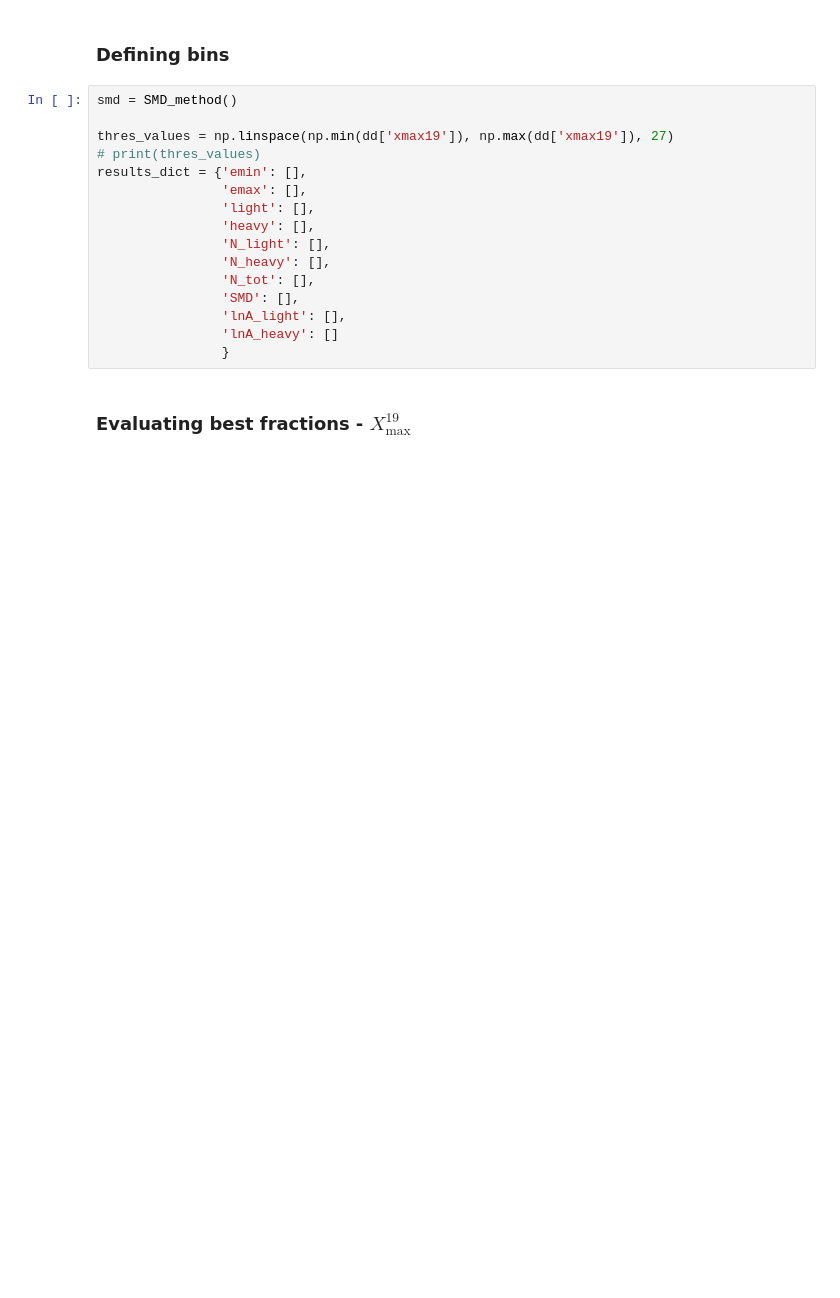
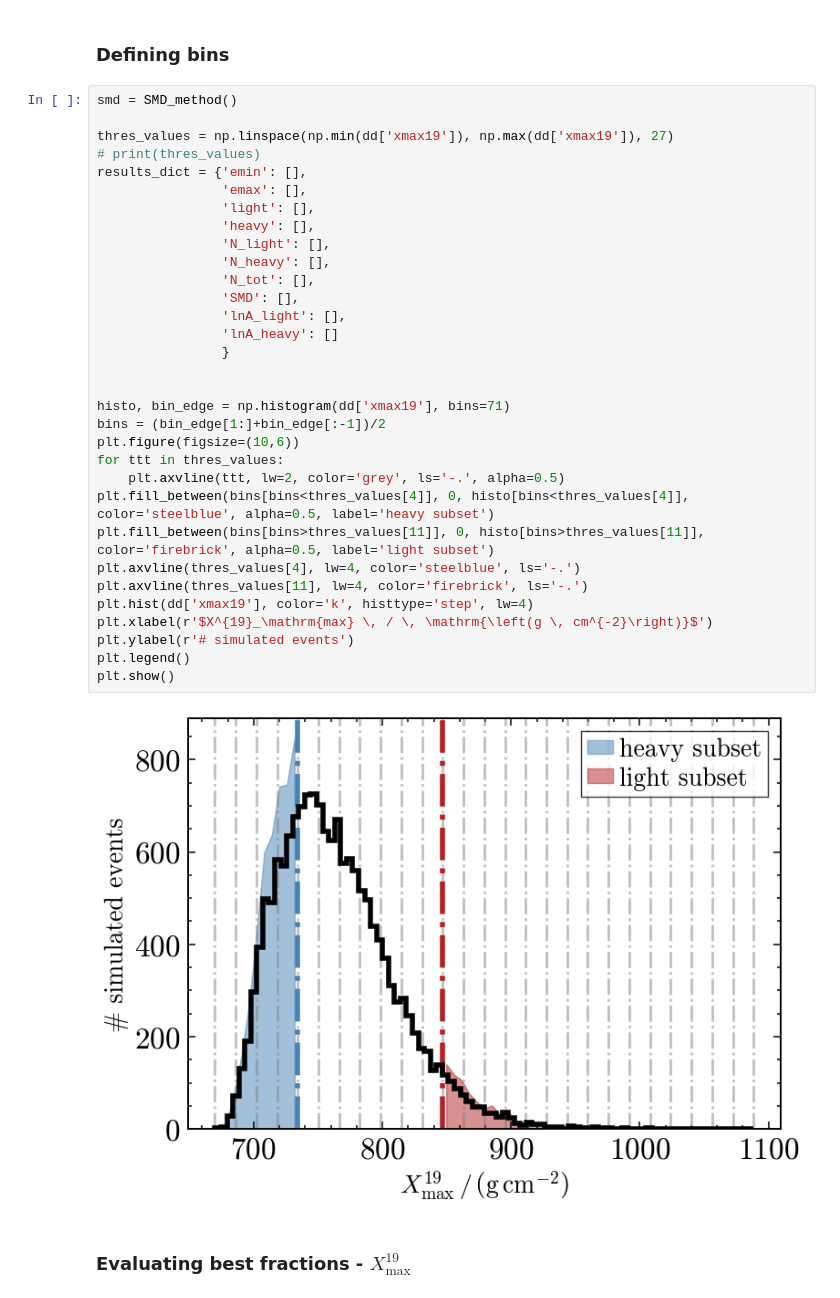
Before and after one commit to paolo-magnani/aixnet_simulations, a Jupyter notebook: sim_part2.ipynb, the cells around one changed output. Drawn from its saved outputs; the diff is of its cells as text; blank space fills up the shorter version.

```diff
--- a/sim_part2.ipynb
+++ b/sim_part2.ipynb
@@ -57,21 +90,39 @@ plt.show()
 # %% [markdown]
 ### Defining bins
-# %%
-smd = SMD_method()
-
-thres_values = np.linspace(np.min(dd['xmax19']), np.max(dd['xmax19']), 27)
-# print(thres_values)
-results_dict = {'emin': [],
-                'emax': [],
-                'light': [],
-                'heavy': [],
-                'N_light': [],
-                'N_heavy': [],
-                'N_tot': [],
-                'SMD': [],
-                'lnA_light': [],
-                'lnA_heavy': []
-                }
+# %%
+smd = SMD_method()
+
+thres_values = np.linspace(np.min(dd['xmax19']), np.max(dd['xmax19']), 27)
+# print(thres_values)
+results_dict = {'emin': [],
+                'emax': [],
+                'light': [],
+                'heavy': [],
+                'N_light': [],
+                'N_heavy': [],
+                'N_tot': [],
+                'SMD': [],
+                'lnA_light': [],
+                'lnA_heavy': []
+                }
+
+
+histo, bin_edge = np.histogram(dd['xmax19'], bins=71)
+bins = (bin_edge[1:]+bin_edge[:-1])/2
+plt.figure(figsize=(10,6))
+for ttt in thres_values:
+    plt.axvline(ttt, lw=2, color='grey', ls='-.', alpha=0.5)
+plt.fill_between(bins[bins<thres_values[4]], 0, histo[bins<thres_values[4]], color='steelblue', alpha=0.5, label='heavy subset')
+plt.fill_between(bins[bins>thres_values[11]], 0, histo[bins>thres_values[11]], color='firebrick', alpha=0.5, label='light subset')
+plt.axvline(thres_values[4], lw=4, color='steelblue', ls='-.')
+plt.axvline(thres_values[11], lw=4, color='firebrick', ls='-.')
+plt.hist(dd['xmax19'], color='k', histtype='step', lw=4)
+plt.xlabel(r'$X^{19}_\mathrm{max} \, / \, \mathrm{\left(g \, cm^{-2}\right)}$')
+plt.ylabel(r'# simulated events')
+plt.legend()
+plt.show()
+# %% [output]
+[figure, added]
 # %% [markdown]
 ### Evaluating best fractions - $X_\mathrm{max}^{19}$
 # %%
```
Also changed, not shown: parts of 5 cells of this notebook, 4 other files.
